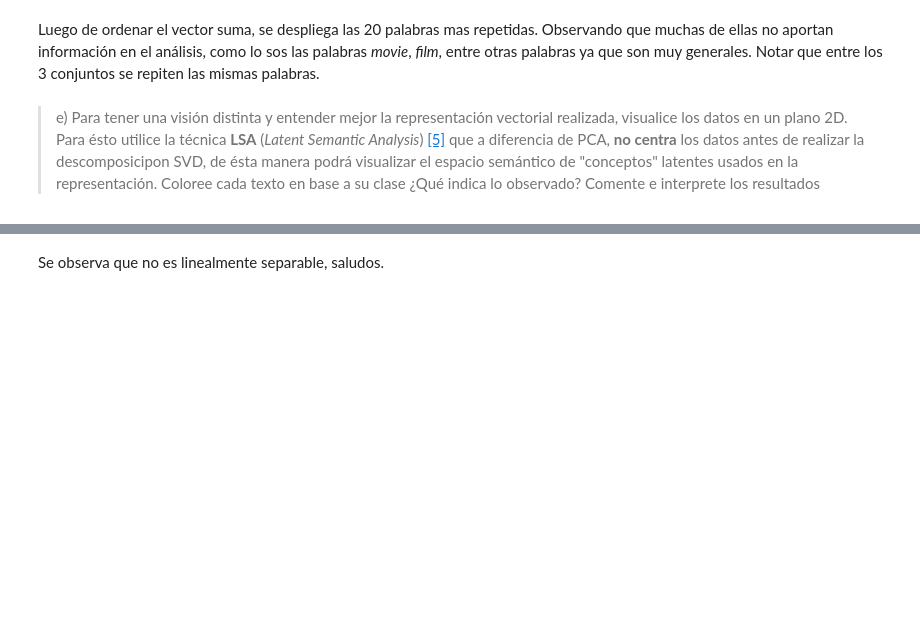
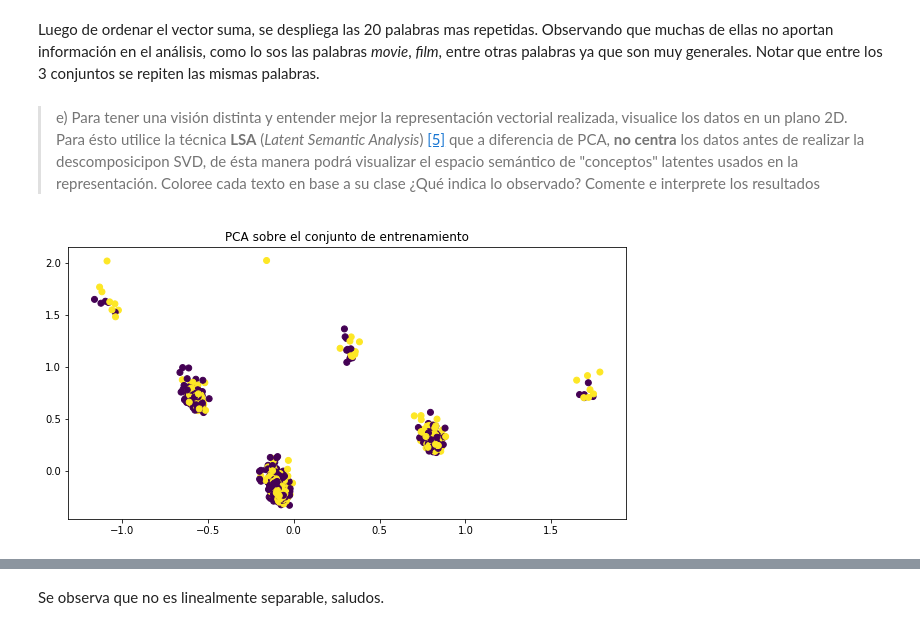
Before and after one commit to godinezseba/Tarea-2-MachineLearning, a Jupyter notebook: Sección 1/Sección 1.ipynb, the cells around one changed output, grey strips where cells are left out. Cells and saved outputs as stored; diff of their text form; code cells hidden in the pictures; blank space fills up the shorter version.

```diff
--- a/Sección 1/Sección 1.ipynb
+++ b/Sección 1/Sección 1.ipynb
@@ -174,3 +174,14 @@ Frecuencia de Testing:
 Luego de ordenar el vector suma, se despliega las 20 palabras mas repetidas. Observando que muchas de ellas no aportan información en el análisis, como lo sos las palabras _movie_, _film_, entre otras palabras ya que son muy generales. Notar que entre los 3 conjuntos se repiten las mismas palabras.
 # %% [markdown]
 > e) Para tener una visión distinta y entender mejor la representación vectorial realizada, visualice los datos en un plano 2D. Para ésto utilice la técnica **LSA** (*Latent Semantic Analysis*) [[5]](#refs) que a diferencia de PCA, **no centra** los datos antes de realizar la descomposicipon SVD, de ésta manera podrá visualizar el espacio semántico de "conceptos" latentes usados en la representación. Coloree cada texto en base a su clase ¿Qué indica lo observado? Comente e interprete los resultados
+# %%
+from sklearn.decomposition import PCA
+model = PCA(n_components=2)
+model.fit(features_train.toarray())
+x_plot = model.transform(features_train.toarray())
+plt.figure(figsize=(10,5))
+plt.scatter(x_plot[:,0], x_plot[:,1], c=labels_train)
+plt.title("PCA sobre el conjunto de entrenamiento")
+plt.show()
+# %% [output]
+[figure, added]
```
Also changed, not shown: parts of 5 cells of this notebook.
